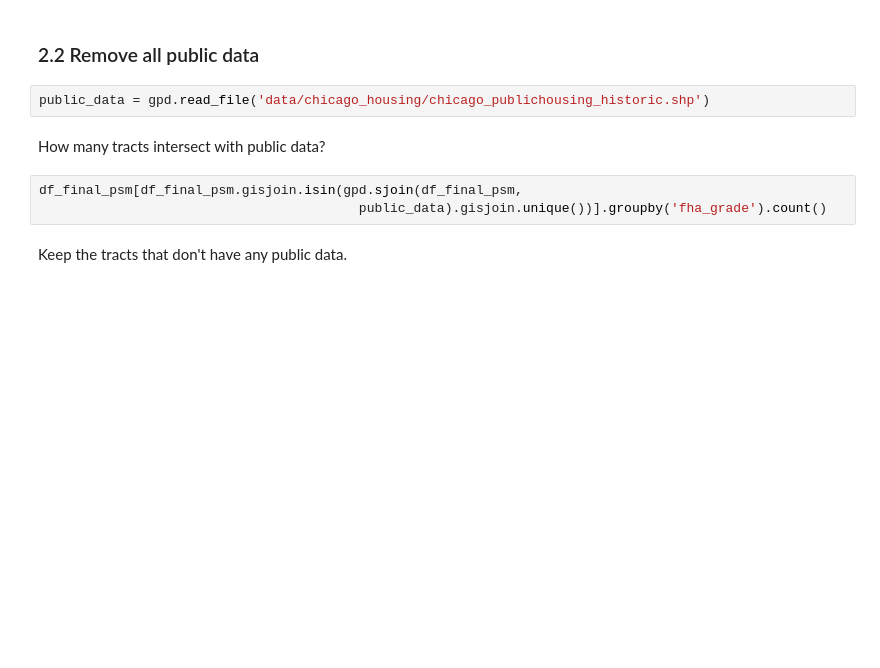
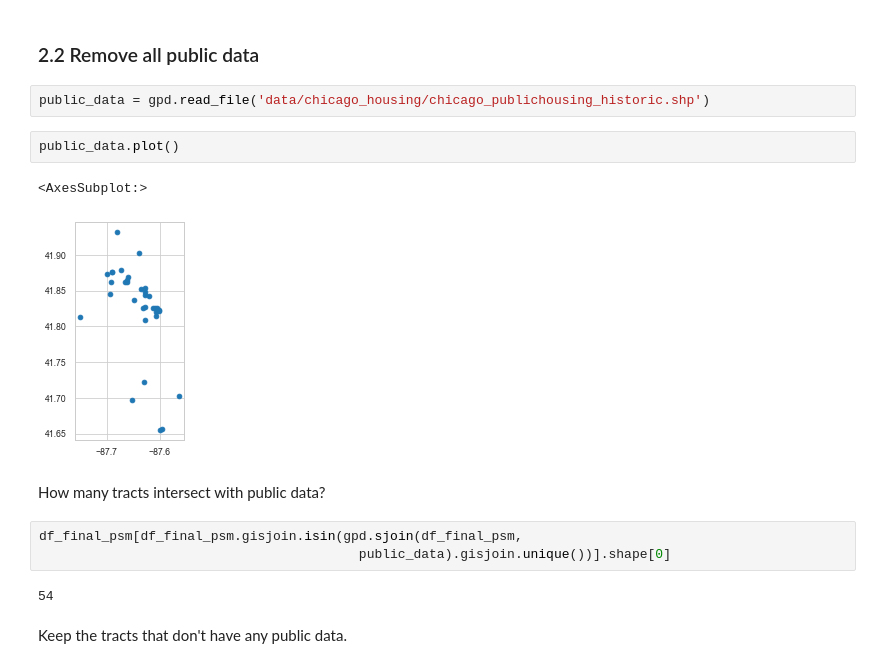
Before and after one commit to wonyoungso/redlining_chicago, a Jupyter notebook: Chicago_FHA_DiD.ipynb, the cells around one changed output. Saved outputs shown, nothing was run; the diff lists cells and outputs as text; blank space fills up the shorter version.

```diff
--- a/Chicago_FHA_DiD.ipynb
+++ b/Chicago_FHA_DiD.ipynb
@@ -229,11 +225,18 @@ df_final_psm['e_chng']= df_final_psm['e_w'].diff()
 ### 2.2  Remove all public data
 # %%
 public_data = gpd.read_file('data/chicago_housing/chicago_publichousing_historic.shp')
+# %%
+public_data.plot()
+# %% [output]
+<AxesSubplot:>
+[figure, added]
 # %% [markdown]
 How many tracts intersect with public data?
 # %%
 df_final_psm[df_final_psm.gisjoin.isin(gpd.sjoin(df_final_psm,
-                                         public_data).gisjoin.unique())].groupby('fha_grade').count()
+                                         public_data).gisjoin.unique())].shape[0]
+# %% [output]
+54
 # %% [markdown]
 Keep the tracts that don't have any public data.
 # %%
```
Also changed, not shown: parts of 3 cells of this notebook, 2 other files.
